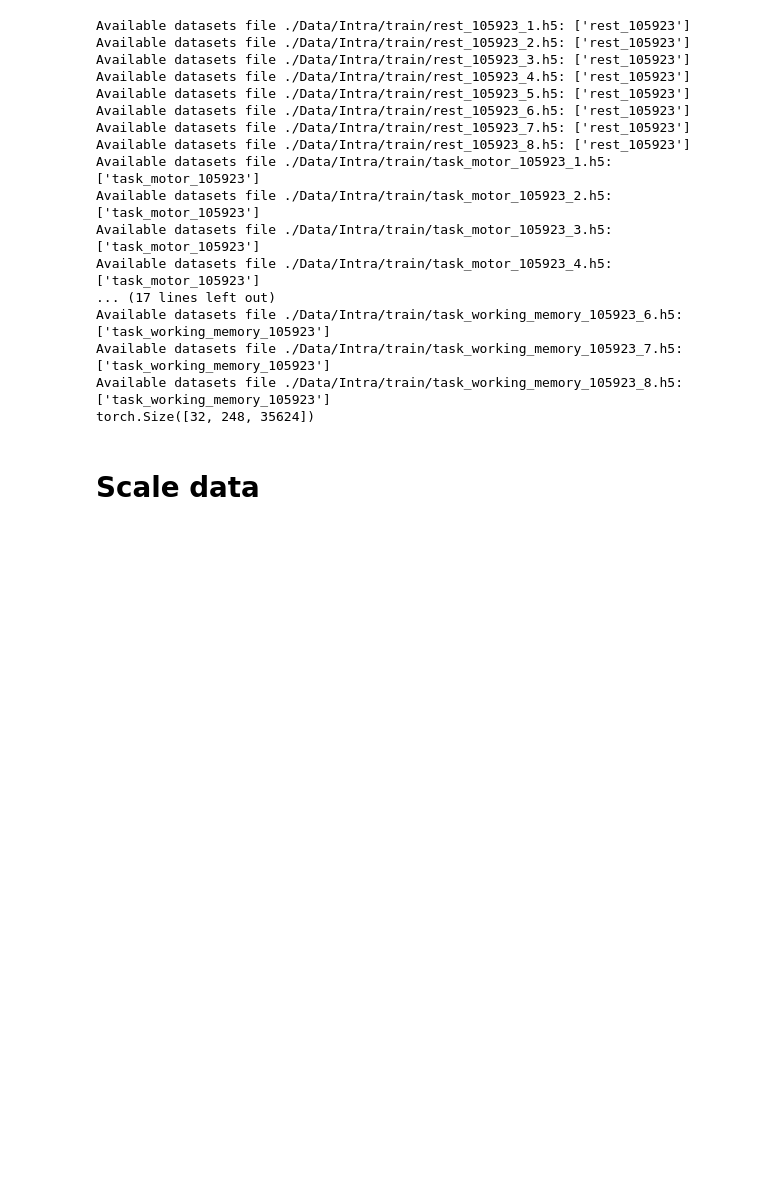
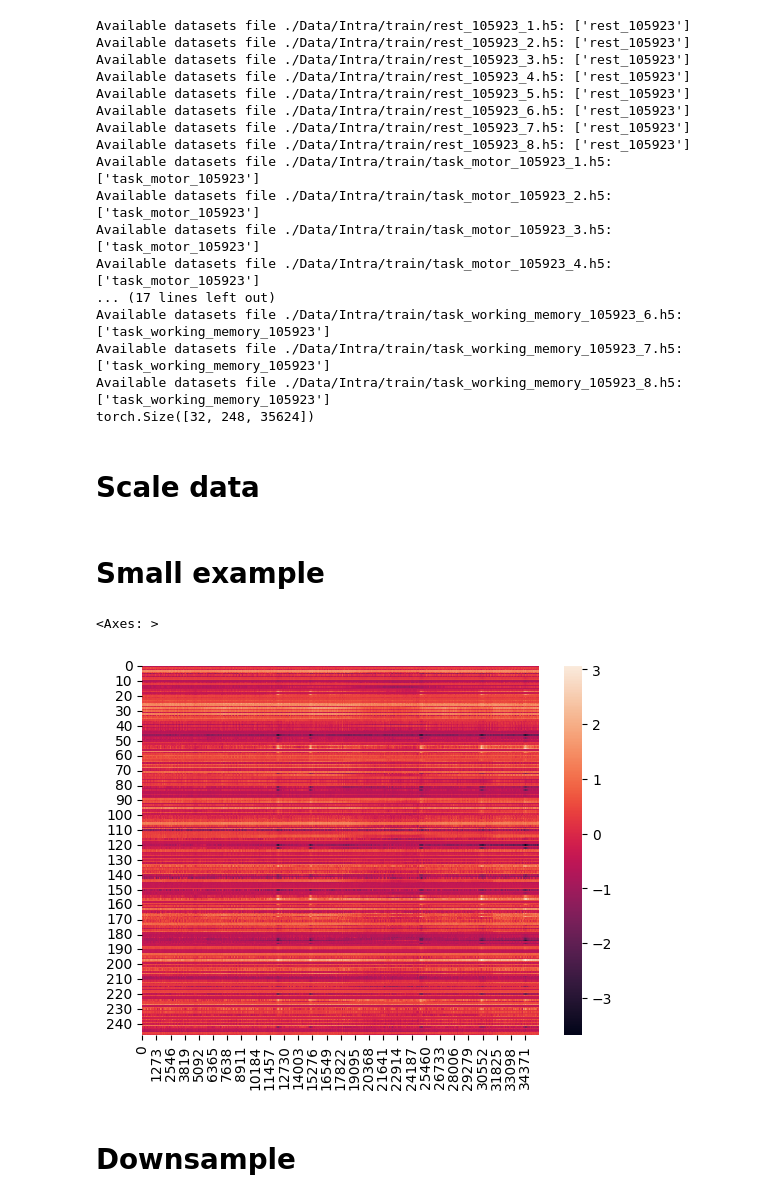
Before and after one commit to BarGinger/Deep_Learning_MEG, a Jupyter notebook: notebook.ipynb, the cells around one changed output. Cells and saved outputs as stored; diff of their text form; code cells hidden in the pictures; blank space fills up the shorter version.

```diff
--- a/notebook.ipynb
+++ b/notebook.ipynb
@@ -149,7 +148,7 @@ def get_dataset_from_h5py(filename_path):
 # %% [markdown]
 # Load one example
 # %%
-matrix = get_dataset_from_h5py(f"{data_dir}/Final Project data/Intra/train/task_working_memory_105923_3.h5")
+matrix = get_dataset_from_h5py(f"{data_dir}/Intra/train/task_working_memory_105923_3.h5")
 if matrix is not None:
     print(f"Matrix shape: {matrix.shape}")
 # %% [output]
@@ -209,3 +208,13 @@ def scale_data(data, scaler_type):
         mean = torch.mean(train_data, 0)
         sd = torch.std(train_data, 0)
         return((data-mean)/sd)
+# %% [markdown]
+# Small example
+# %%
+scaled = scale_data(matrix, NormalizationType.Z_SCORE_TIMEWISE)
+seaborn.heatmap(scaled)
+# %% [output]
+<Axes: >
+[figure, added]
+# %% [markdown]
+# Downsample
```
Also changed, not shown: parts of 8 cells of this notebook, 1 other file.
